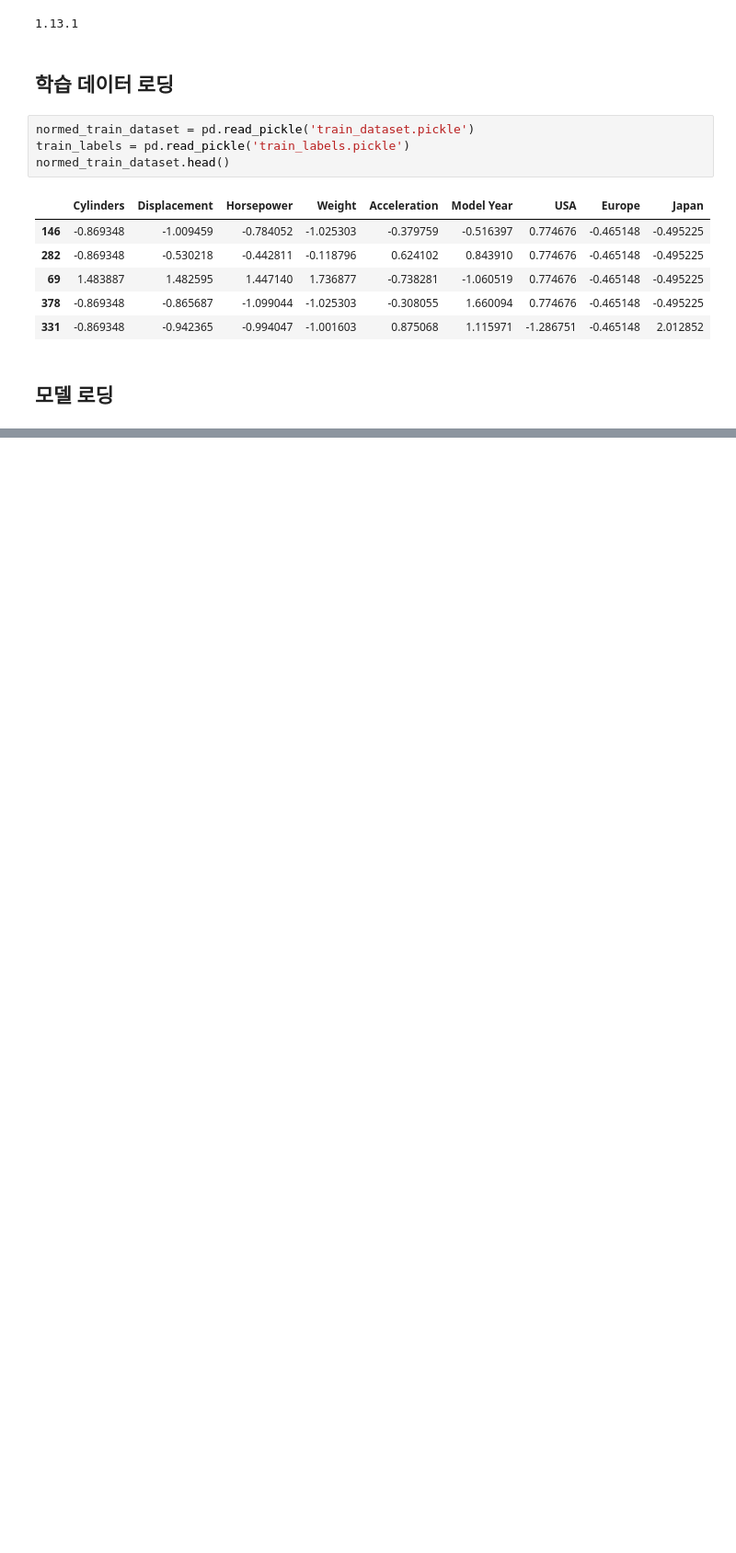
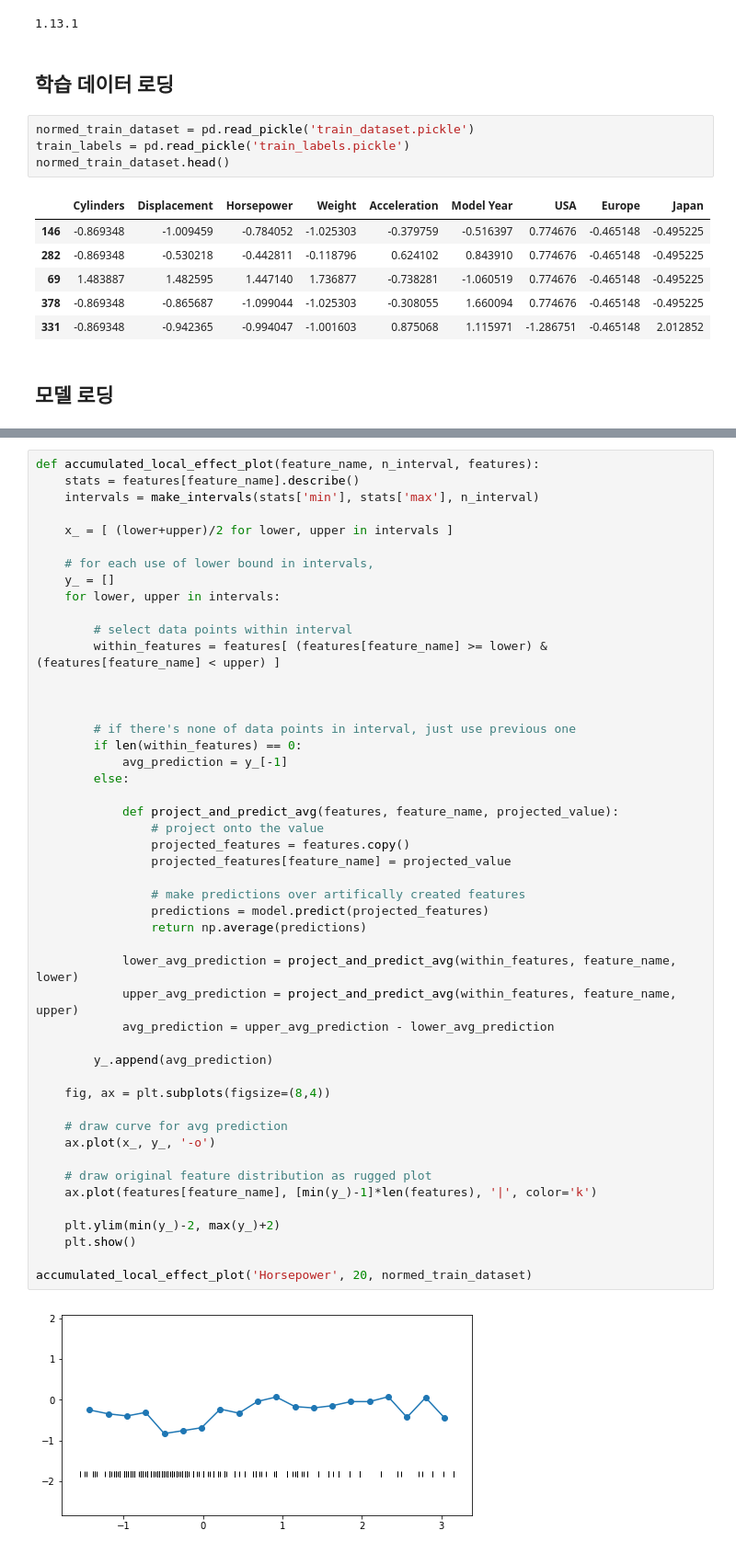
Before and after one commit to hoondori/free_test, a Jupyter notebook: PDP_ICE_ALE_example/PDP_MPG.ipynb, the cells around one changed output, grey strips where cells are left out. Shown: that part at 92% size. Cells and saved outputs as stored; diff of their text form; blank space fills up the shorter version.

```diff
--- a/PDP_ICE_ALE_example/PDP_MPG.ipynb
+++ b/PDP_ICE_ALE_example/PDP_MPG.ipynb
@@ -126,0 +206,50 @@ array([ 0.12117278,  0.29380059, -1.14692276, -1.84278875,  0.96647488,
+# %%
+def accumulated_local_effect_plot(feature_name, n_interval, features):
+    stats = features[feature_name].describe()
+    intervals = make_intervals(stats['min'], stats['max'], n_interval)
+
+    x_ = [ (lower+upper)/2 for lower, upper in intervals ]
+
+    # for each use of lower bound in intervals,
+    y_ = []
+    for lower, upper in intervals:
+
+        # select data points within interval
+        within_features = features[ (features[feature_name] >= lower) & (features[feature_name] < upper) ]
+
+
+
+        # if there's none of data points in interval, just use previous one
+        if len(within_features) == 0:
+            avg_prediction = y_[-1]
+        else:
+
+            def project_and_predict_avg(features, feature_name, projected_value):
+                # project onto the value
+                projected_features = features.copy()
+                projected_features[feature_name] = projected_value
+
+                # make predictions over artifically created features
+                predictions = model.predict(projected_features)
+                return np.average(predictions)
+
+            lower_avg_prediction = project_and_predict_avg(within_features, feature_name, lower)
+            upper_avg_prediction = project_and_predict_avg(within_features, feature_name, upper)
+            avg_prediction = upper_avg_prediction - lower_avg_prediction
+
+        y_.append(avg_prediction)
+
+    fig, ax = plt.subplots(figsize=(8,4))
+
+    # draw curve for avg prediction
+    ax.plot(x_, y_, '-o')
+
+    # draw original feature distribution as rugged plot
+    ax.plot(features[feature_name], [min(y_)-1]*len(features), '|', color='k')
+
+    plt.ylim(min(y_)-2, max(y_)+2)
+    plt.show()
+
+accumulated_local_effect_plot('Horsepower', 20, normed_train_dataset)
+# %% [output]
+[figure, added]
```
Also changed, not shown: parts of 10 cells of this notebook.
